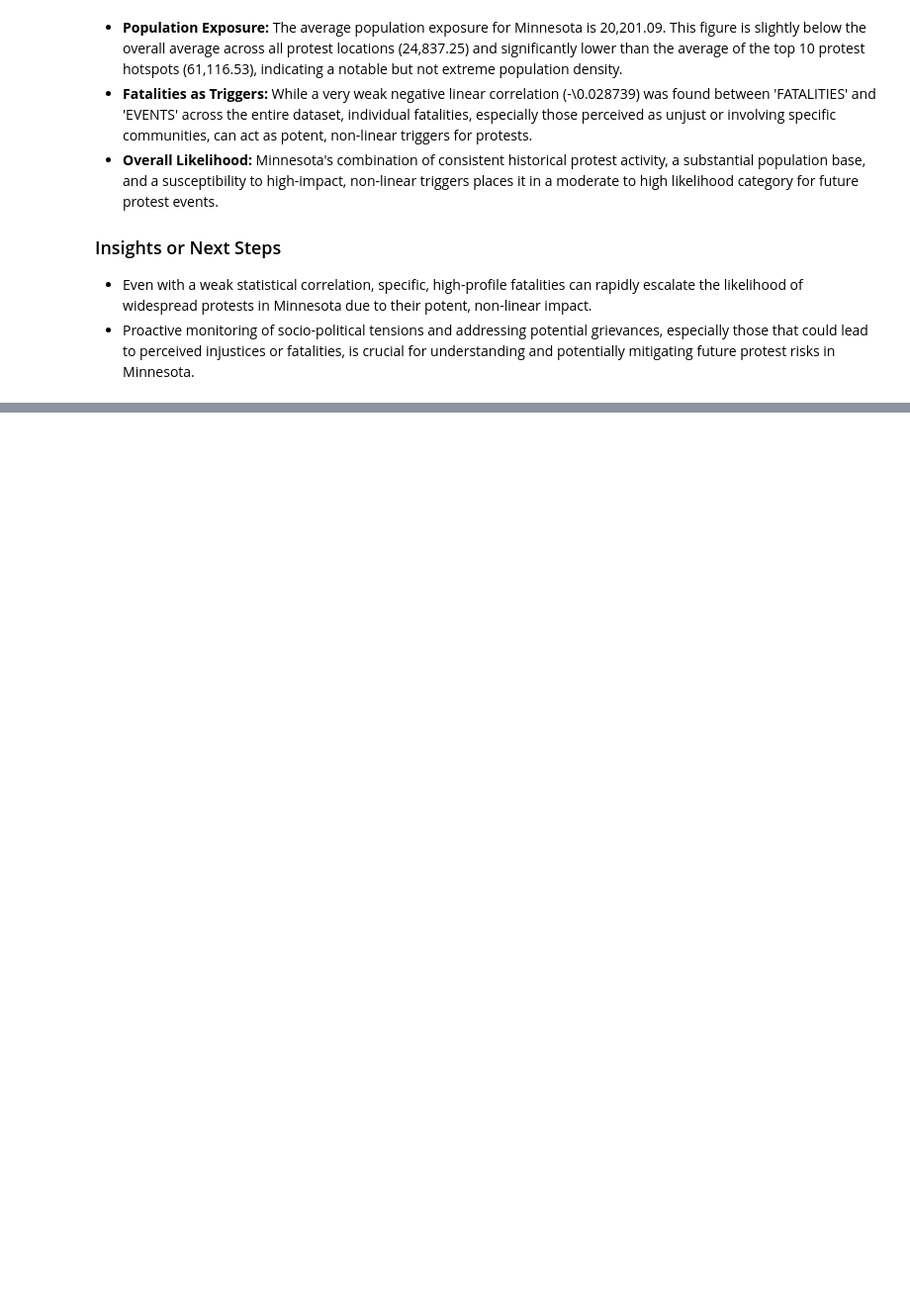
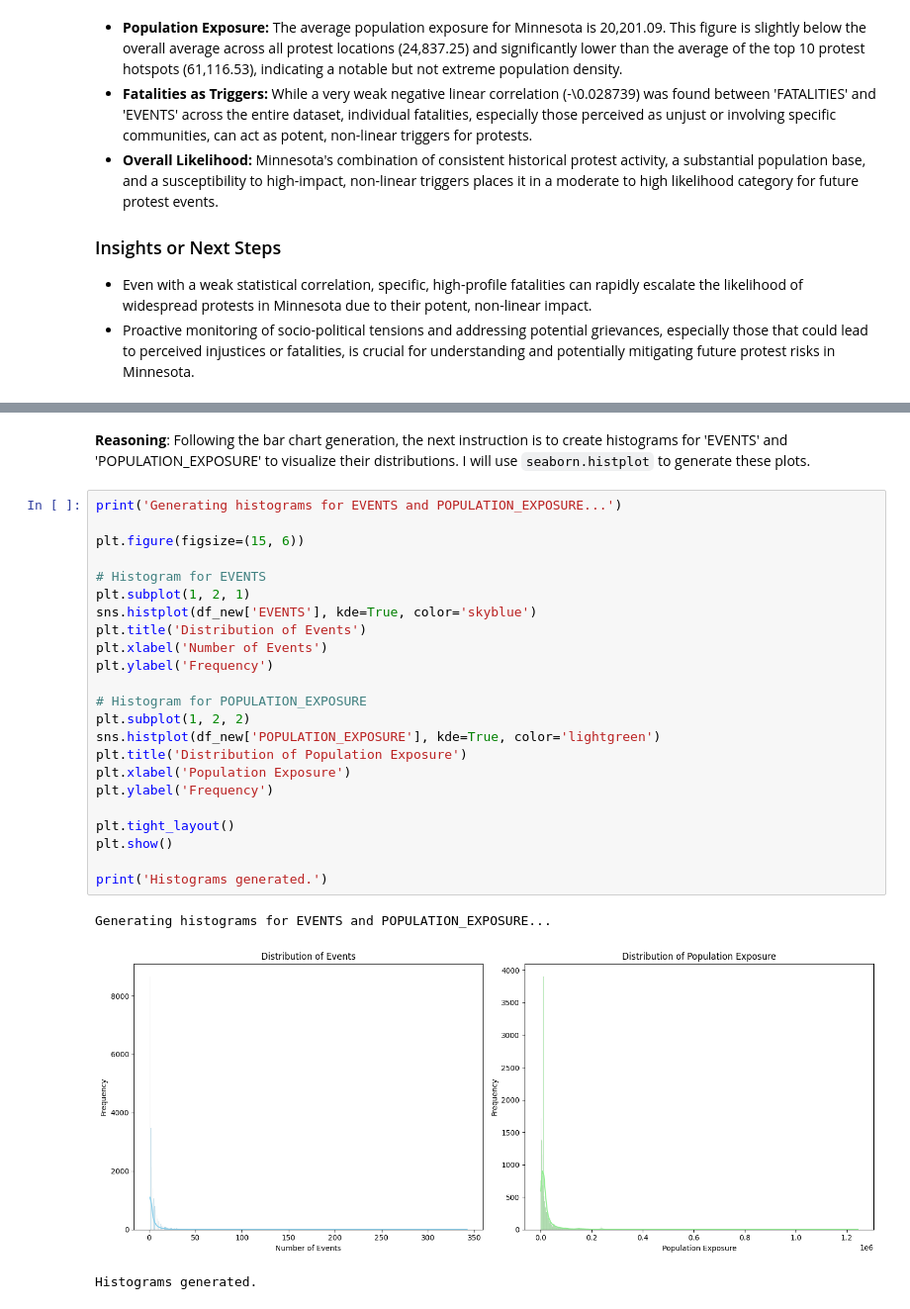
Before and after one commit to Millrjess/Jess, a Jupyter notebook: Protest06.ipynb, the cells around one changed output, grey strips where cells are left out. Shown at 99% size. Drawn from its saved outputs; the diff is of its cells as text; blank space fills up the shorter version.

```diff
--- a/Protest06.ipynb
+++ b/Protest06.ipynb
@@ -1958,0 +2372,30 @@ The assessment of protest likelihood in Minnesota indicates a **moderate to high
+# %% [markdown]
+**Reasoning**:
+Following the bar chart generation, the next instruction is to create histograms for 'EVENTS' and 'POPULATION_EXPOSURE' to visualize their distributions. I will use `seaborn.histplot` to generate these plots.
+# %%
+print('Generating histograms for EVENTS and POPULATION_EXPOSURE...')
+
+plt.figure(figsize=(15, 6))
+
+# Histogram for EVENTS
+plt.subplot(1, 2, 1)
+sns.histplot(df_new['EVENTS'], kde=True, color='skyblue')
+plt.title('Distribution of Events')
+plt.xlabel('Number of Events')
+plt.ylabel('Frequency')
+
+# Histogram for POPULATION_EXPOSURE
+plt.subplot(1, 2, 2)
+sns.histplot(df_new['POPULATION_EXPOSURE'], kde=True, color='lightgreen')
+plt.title('Distribution of Population Exposure')
+plt.xlabel('Population Exposure')
+plt.ylabel('Frequency')
+
+plt.tight_layout()
+plt.show()
+
+print('Histograms generated.')
+# %% [output]
+Generating histograms for EVENTS and POPULATION_EXPOSURE...
+[figure, added]
+Histograms generated.
```
Also changed, not shown: parts of 48 cells of this notebook.
